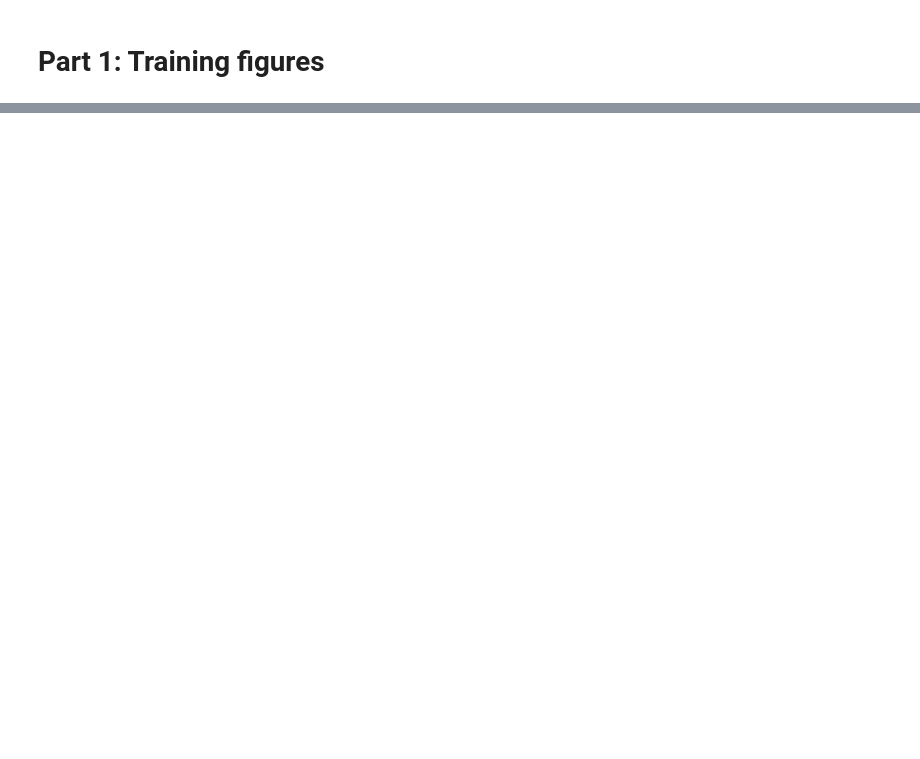
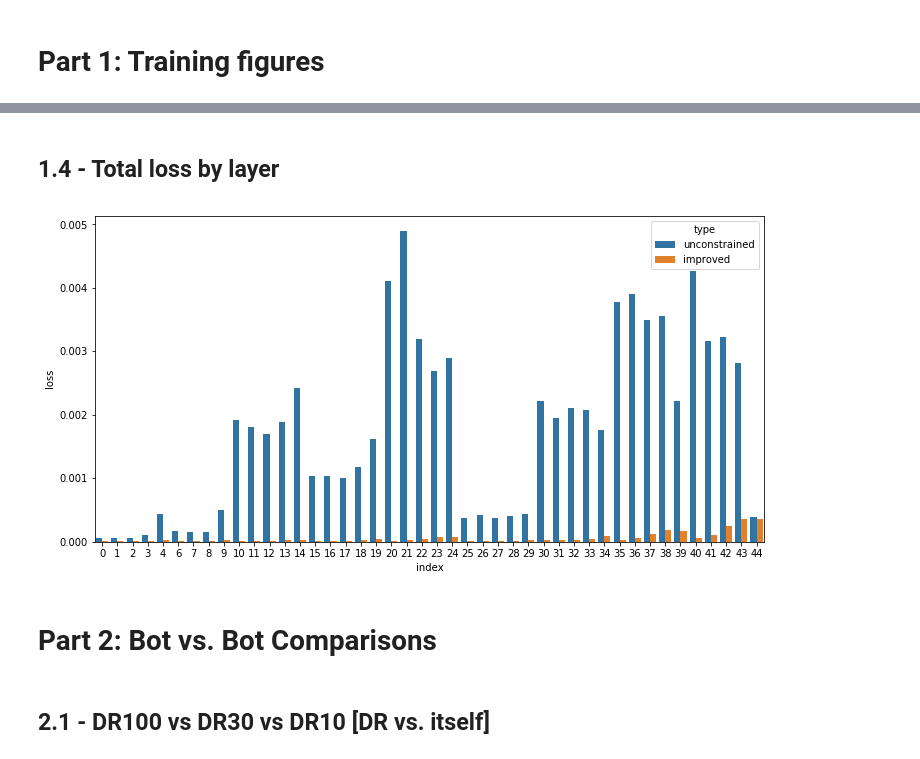
Before and after one commit to Detry322/avalon-bot, a Jupyter notebook: figures/All Figures.ipynb, the cells around one changed output, grey strips where cells are left out. Saved outputs shown, nothing was run; the diff lists cells and outputs as text; code cells hidden in the pictures; blank space fills up the shorter version.

```diff
--- a/figures/All Figures.ipynb
+++ b/figures/All Figures.ipynb
@@ -49,0 +102,16 @@ from data import (
+# %% [markdown]
+## 1.4 - Total loss by layer
+# %%
+unconstrained_loss_data = load_tensorboard_final_losses('unconstrained_arch')
+unconstrained_loss_data['type'] = 'unconstrained'
+improved_loss_data = load_tensorboard_final_losses('improved_arch')
+improved_loss_data['type'] = 'improved'
+
+df = pd.concat([unconstrained_loss_data, improved_loss_data])
+sns.barplot(x='index', y="loss", hue="type", data=df)
+plt.show()
+# High-indexed neural networks were trained first
+# %% [output]
+[figure, added]
+# %% [markdown]
+# Part 2: Bot vs. Bot Comparisons
@@ -49,0 +120,2 @@ from data import (
+# %% [markdown]
+## 2.1 - DR100 vs DR30 vs DR10 [DR vs. itself]
```
Also changed, not shown: parts of 35 cells of this notebook, 4 other files.
